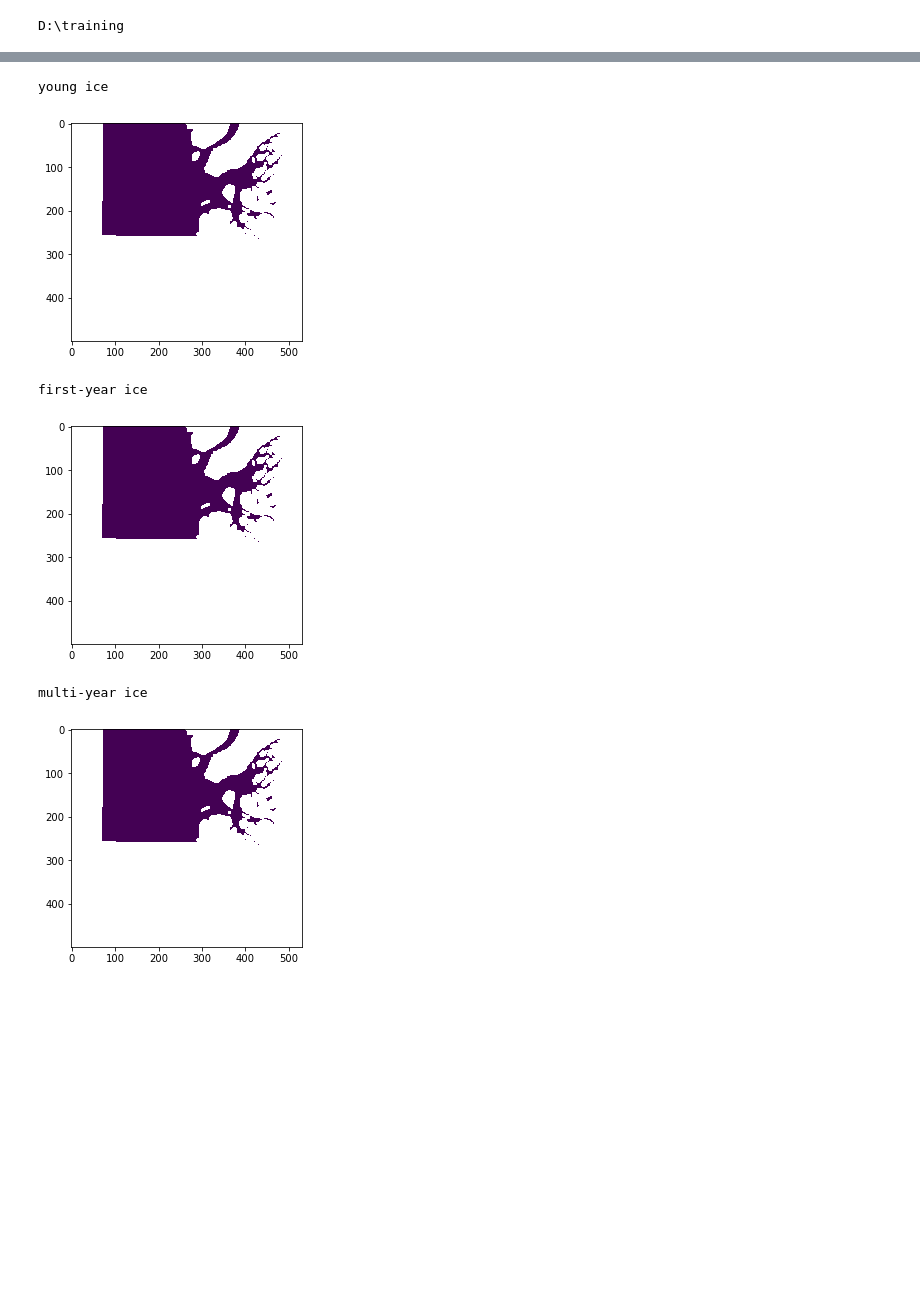
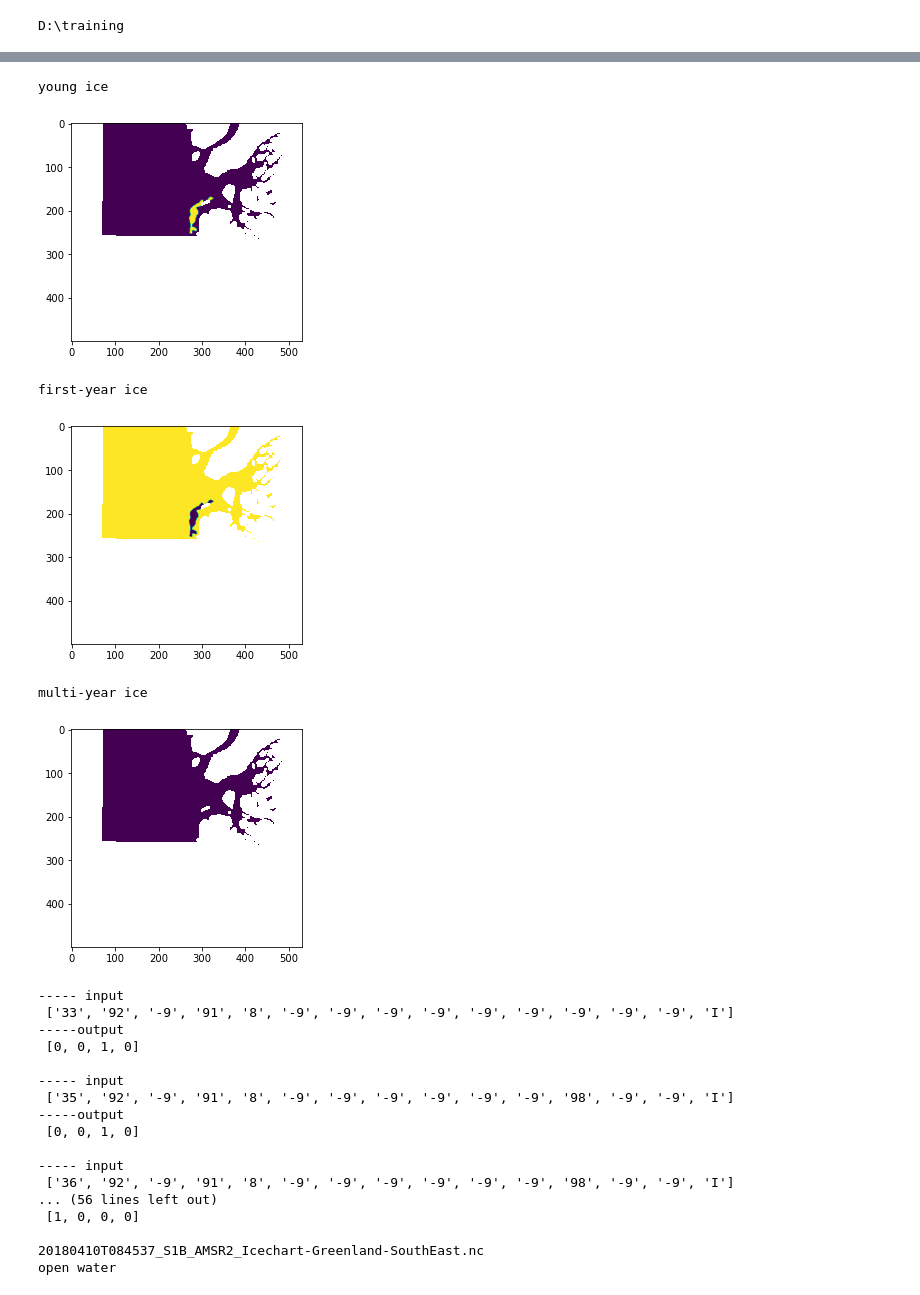
Before and after one commit to nansencenter/sea_ice_type_cnn_training, a Jupyter notebook: asip_v2/one-hot_encoding.ipynb, the cells around one changed output, grey strips where cells are left out. Drawn from its saved outputs; the diff is of its cells as text; code cells hidden in the pictures; blank space fills up the shorter version.

```diff
--- a/asip_v2/one-hot_encoding.ipynb
+++ b/asip_v2/one-hot_encoding.ipynb
@@ -46,9 +46,9 @@ for i in range(len(ifiles)):
     for id_and_corresponding_variable_values in ds['polygon_codes'][1:]:
         id_val_splitted = id_and_corresponding_variable_values.split(";")
         #print(id_val_splitted)
-        [ct, ca, sa, fa, cb, sb, fb, cc, sc] = list(map(int, id_val_splitted[1:10]))
+        [ct, ca, sa, fa, cb, sb, fb, cc, sc, fc] = list(map(int, id_val_splitted[1:11]))
         #result of the one-hot encoding method
-        result = one_hot_m1(ct,ca,sa,fa,cb,sb,fb,cc,sc)
+        result = one_hot_m1(ct,ca,sa,fa,cb,sb,fb,cc,sc,fc)
         ## if you want the method with the concentration uncomment the following line
 #         result = one_hot_m2(ct,ca,sa,fa,cb,sb,fb,cc,sc)
 
@@ -91,10 +91,27 @@ for i in range(len(ifiles)):
 
 20180404T205505_S1B_AMSR2_Icechart-Greenland-CentralWest.nc
 open water
 [figure]
 young ice
-[figure, old version]
+[figure, new version]
 first-year ice
-[figure, old version]
+[figure, new version]
 multi-year ice
 [figure]
+----- input
+ ['33', '92', '-9', '91', '8', '-9', '-9', '-9', '-9', '-9', '-9', '-9', '-9', '-9', 'I']
+-----output
+ [0, 0, 1, 0]
+
+----- input
+ ['35', '92', '-9', '91', '8', '-9', '-9', '-9', '-9', '-9', '-9', '98', '-9', '-9', 'I']
+-----output
+ [0, 0, 1, 0]
+
+----- input
+ ['36', '92', '-9', '91', '8', '-9', '-9', '-9', '-9', '-9', '-9', '98', '-9', '-9', 'I']
+... (56 lines left out)
+ [1, 0, 0, 0]
+
+20180410T084537_S1B_AMSR2_Icechart-Greenland-SouthEast.nc
+open water
```
Also changed, not shown: parts of 2 cells of this notebook, 2 other files.
